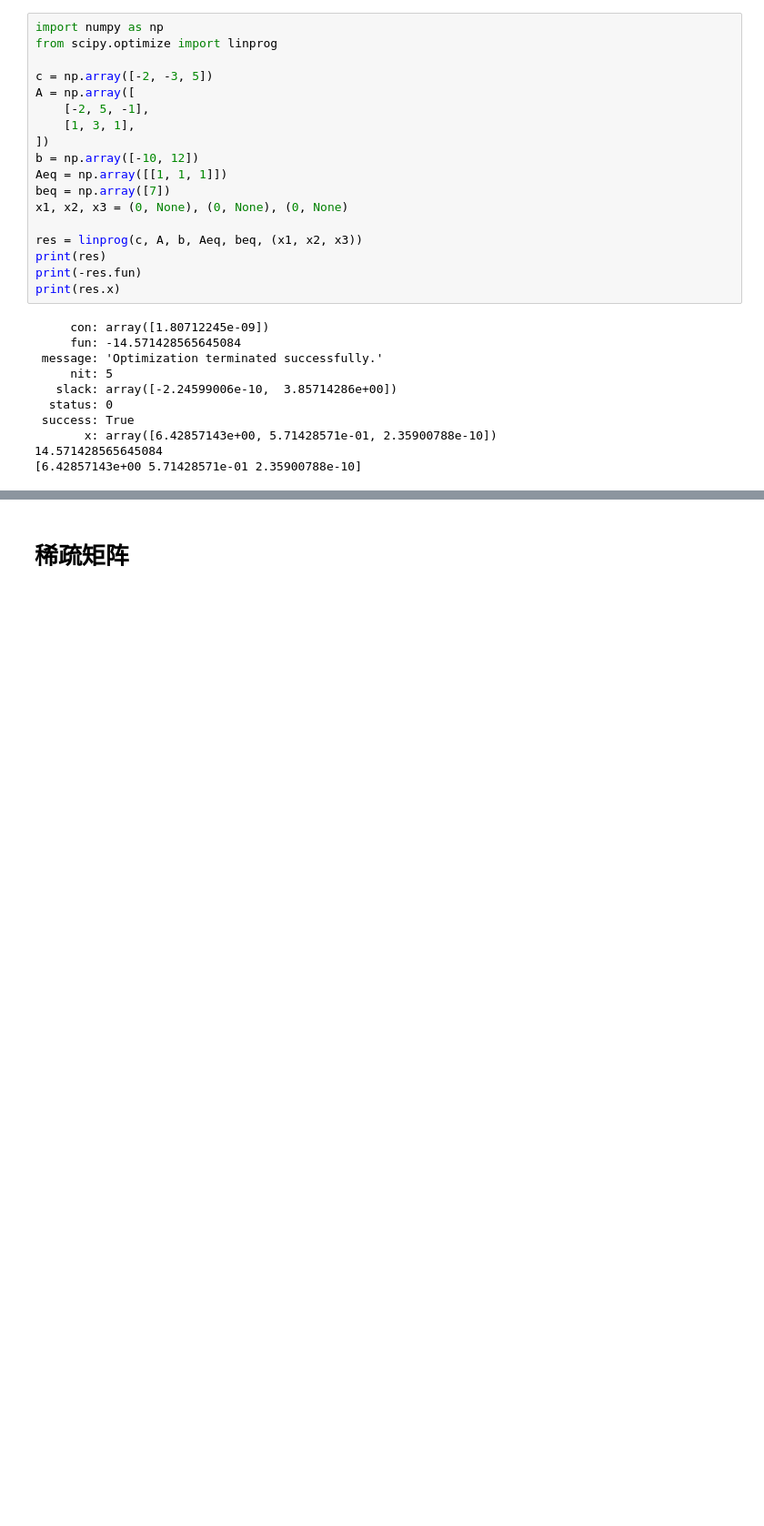
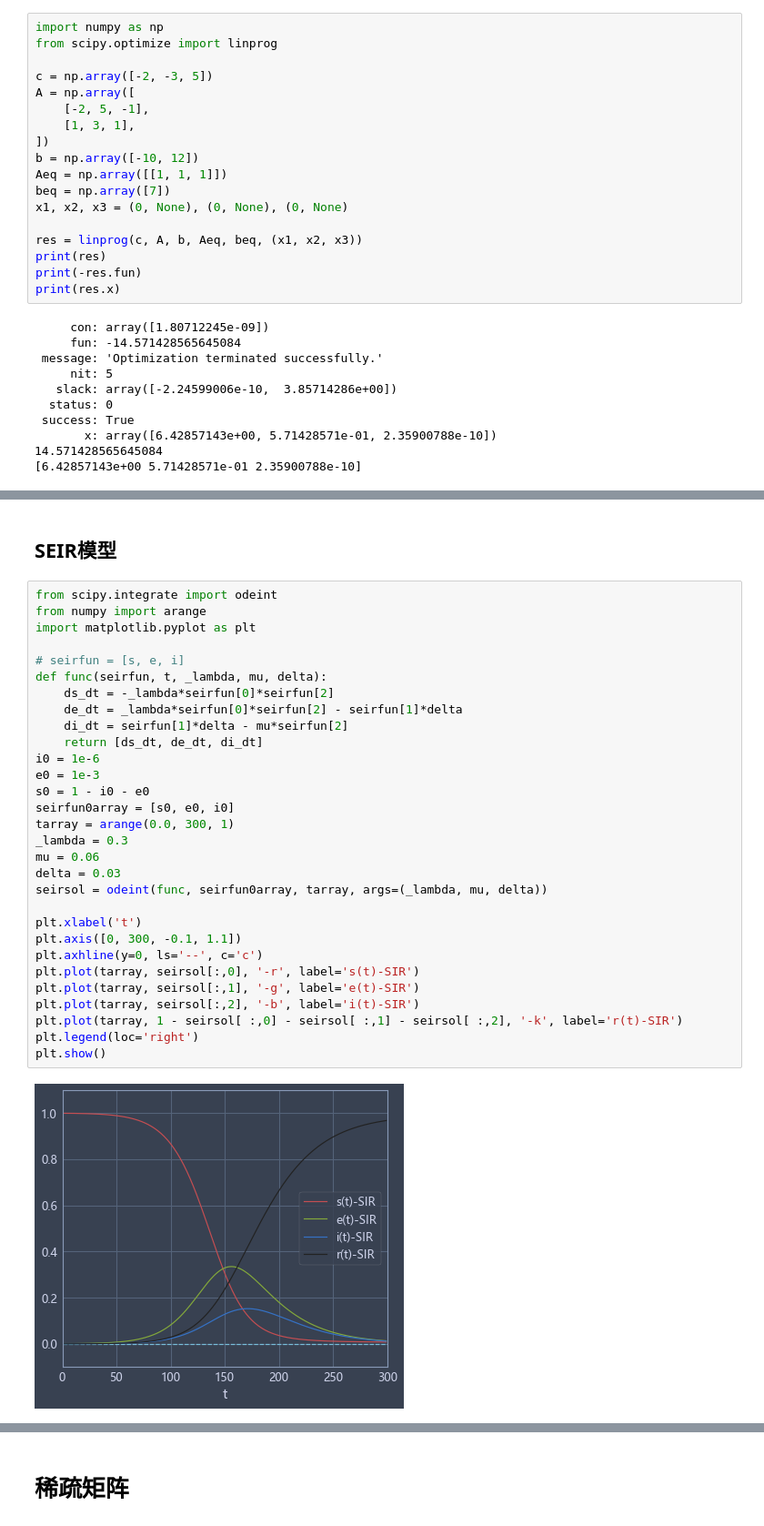
Before and after one commit to SunDocker/python_data_analysis, a Jupyter notebook: Scipy.ipynb, the cells around one changed output, grey strips where cells are left out. Shown at 91% size. Cells and saved outputs as stored; diff of their text form; blank space fills up the shorter version.

```diff
--- a/Scipy.ipynb
+++ b/Scipy.ipynb
@@ -684,0 +691,34 @@ plt.show()
+# %% [markdown]
+## SEIR模型
+# %%
+from scipy.integrate import odeint
+from numpy import arange
+import matplotlib.pyplot as plt
+
+# seirfun = [s, e, i]
+def func(seirfun, t, _lambda, mu, delta):
+    ds_dt = -_lambda*seirfun[0]*seirfun[2]
+    de_dt = _lambda*seirfun[0]*seirfun[2] - seirfun[1]*delta
+    di_dt = seirfun[1]*delta - mu*seirfun[2]
+    return [ds_dt, de_dt, di_dt]
+i0 = 1e-6
+e0 = 1e-3
+s0 = 1 - i0 - e0
+seirfun0array = [s0, e0, i0]
+tarray = arange(0.0, 300, 1)
+_lambda = 0.3
+mu = 0.06
+delta = 0.03
+seirsol = odeint(func, seirfun0array, tarray, args=(_lambda, mu, delta))
+
+plt.xlabel('t')
+plt.axis([0, 300, -0.1, 1.1])
+plt.axhline(y=0, ls='--', c='c')
+plt.plot(tarray, seirsol[:,0], '-r', label='s(t)-SIR')
+plt.plot(tarray, seirsol[:,1], '-g', label='e(t)-SIR')
+plt.plot(tarray, seirsol[:,2], '-b', label='i(t)-SIR')
+plt.plot(tarray, 1 - seirsol[ :,0] - seirsol[ :,1] - seirsol[ :,2], '-k', label='r(t)-SIR')
+plt.legend(loc='right')
+plt.show()
+# %% [output]
+[figure, added]
```
Also changed, not shown: parts of 23 cells of this notebook, 4 other files.
